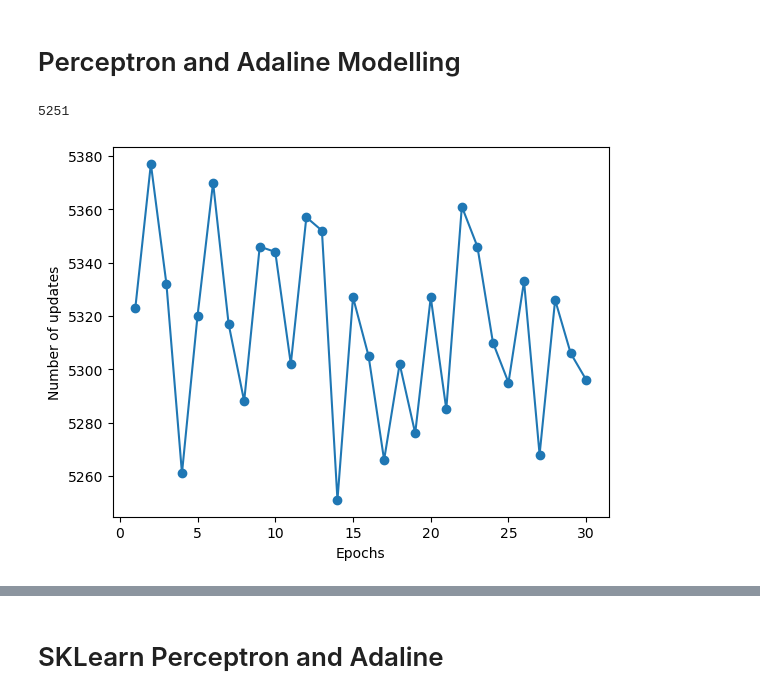
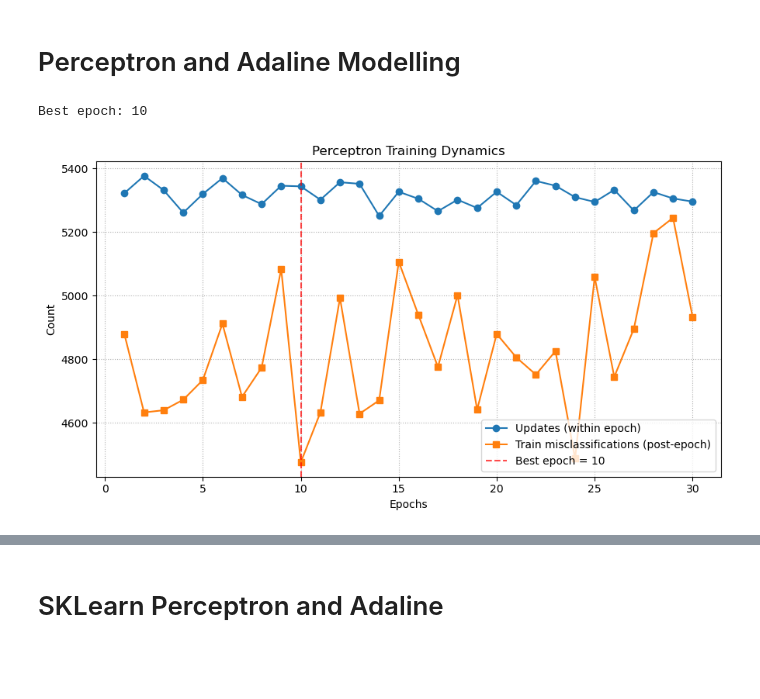
Before and after one commit to Wil-Don-Lon/ML_Project_1, a Jupyter notebook: ML_Project1.ipynb, the cells around one changed output, grey strips where cells are left out. Saved outputs shown, nothing was run; the diff lists cells and outputs as text; code cells hidden in the pictures; blank space fills up the shorter version.

```diff
--- a/ML_Project1.ipynb
+++ b/ML_Project1.ipynb
@@ -323,17 +406,28 @@ class Custom_Perceptron:
-# %%
-# ### Training the perceptron model
-cust_ppn = Custom_Perceptron(eta=0.1, n_iter=30, random_state=42)
-cust_ppn.fit(Xtr_full, ytr_full)
-
-min(cust_ppn.errors_)
-# %% [output]
-5251
-# %%
-# Plot miscalssificaiotn error for each epoch
-plt.plot(range(1, len(cust_ppn.errors_) + 1), cust_ppn.errors_, marker='o')
-plt.xlabel('Epochs')
-plt.ylabel('Number of updates')
-
-plt.show()
-# %% [output]
-[figure, removed]
+# %%
+# after fitting
+cust_ppn = Custom_Perceptron(eta=0.1, n_iter=30, random_state=42)
+cust_ppn.fit(Xtr_full, ytr_full)
+
+print("Best epoch:", cust_ppn.best_epoch_)
+
+# --- Plot ---
+epochs = range(1, len(cust_ppn.errors_) + 1)
+
+plt.figure(figsize=(9,5))
+plt.plot(epochs, cust_ppn.errors_, marker='o', label='Updates (within epoch)')
+plt.plot(epochs, cust_ppn.train_mis_, marker='s', label='Train misclassifications (post-epoch)')
+
+# highlight best epoch
+be = cust_ppn.best_epoch_
+plt.axvline(be, linestyle='--', color='red', alpha=0.7, label=f'Best epoch = {be}')
+
+plt.xlabel("Epochs")
+plt.ylabel("Count")
+plt.title("Perceptron Training Dynamics")
+plt.legend()
+plt.grid(True, linestyle=':')
+plt.tight_layout()
+plt.show()
+# %% [output]
+Best epoch: 10
+[figure, added]
```
Also changed, not shown: parts of 13 cells of this notebook.
